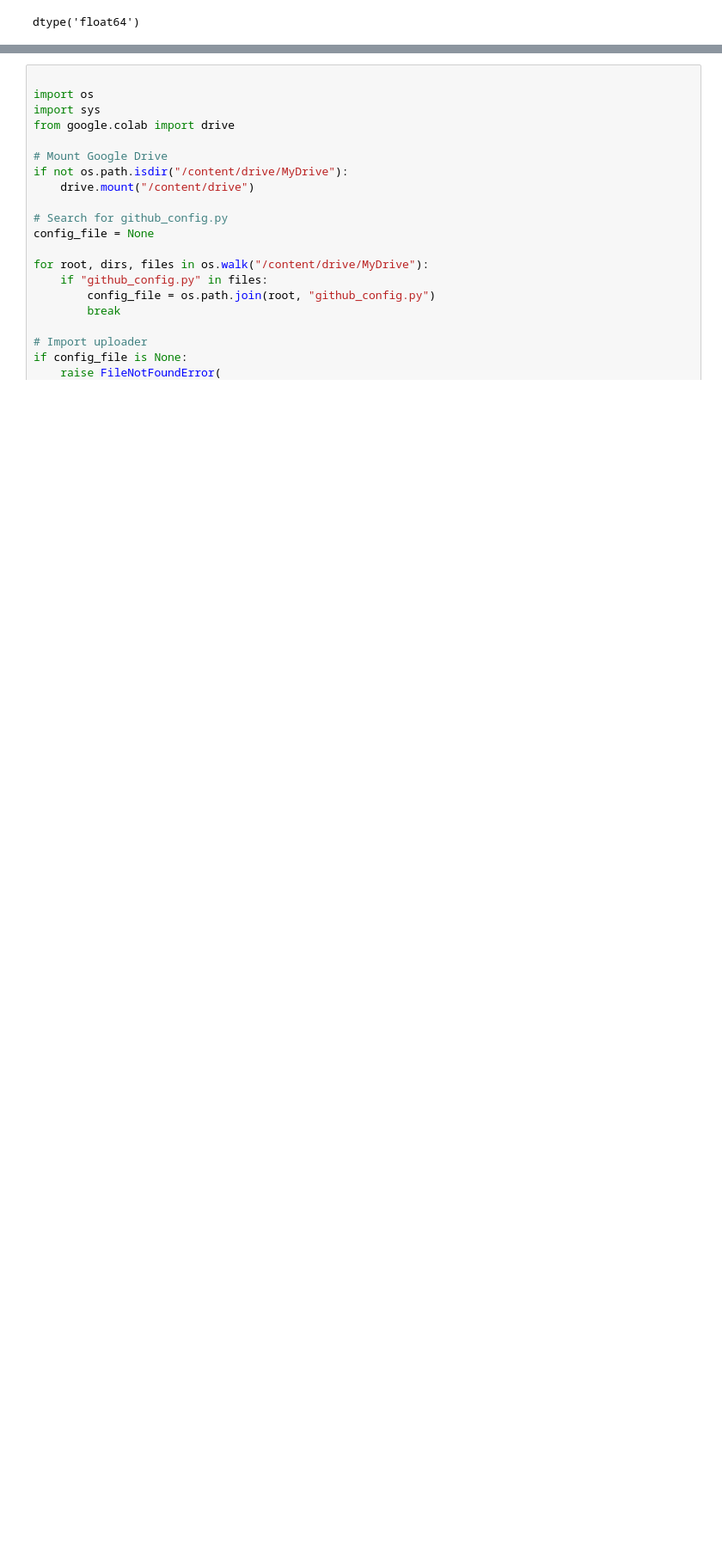
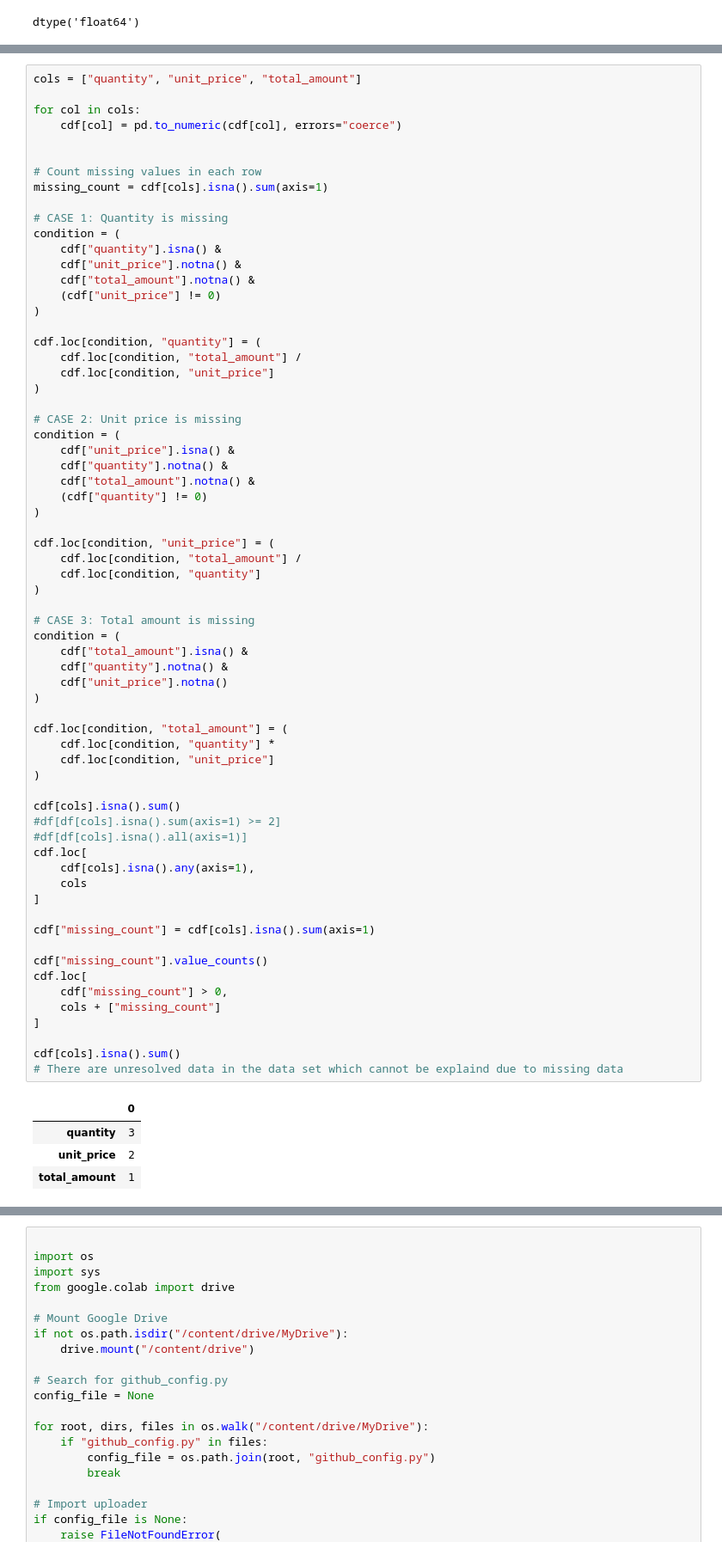
Before and after one commit to faizankhan291106/pandas-data-cleaning-practice, a Jupyter notebook: 01_retail_orders_data_cleaning.ipynb, the cells around one changed output, grey strips where cells are left out. Shown at 86% size. Cells and saved outputs as stored; diff of their text form; blank space fills up the shorter version.

Commit message:
Resolved the missing values in the three columns and ignored the unresolved the data due to insufficient evidences

```diff
--- a/01_retail_orders_data_cleaning.ipynb
+++ b/01_retail_orders_data_cleaning.ipynb
@@ -266,3 +266,74 @@ cdf.sample(20)
 | 59 | 60 | ORD10108 | CUST1175 | 2025-10-17 | Ishaan Patel | Mysuru | Headphones | Accessories | 2.0 | ... |
 | 401 | 402 | ORD10296 | CUST1153 | 2025-06-10 | Rohan Das | Belagavi | Keyboard | Accessories | 4.0 | ... |
 | 54 | 55 | ORD10221 | CUST1021 | 2025-05-28 | Ananya Iyer | Hubballi | Keyboard | Accessories | 2.0 | ... |
+# %%
+cols = ["quantity", "unit_price", "total_amount"]
+
+for col in cols:
+    cdf[col] = pd.to_numeric(cdf[col], errors="coerce")
+
+
+# Count missing values in each row
+missing_count = cdf[cols].isna().sum(axis=1)
+
+# CASE 1: Quantity is missing
+condition = (
+    cdf["quantity"].isna() &
+    cdf["unit_price"].notna() &
+    cdf["total_amount"].notna() &
+    (cdf["unit_price"] != 0)
+)
+
+cdf.loc[condition, "quantity"] = (
+    cdf.loc[condition, "total_amount"] /
+    cdf.loc[condition, "unit_price"]
+)
+
+# CASE 2: Unit price is missing
+condition = (
+    cdf["unit_price"].isna() &
+    cdf["quantity"].notna() &
+    cdf["total_amount"].notna() &
+    (cdf["quantity"] != 0)
+)
+
+cdf.loc[condition, "unit_price"] = (
+    cdf.loc[condition, "total_amount"] /
+    cdf.loc[condition, "quantity"]
+)
+
+# CASE 3: Total amount is missing
+condition = (
+    cdf["total_amount"].isna() &
+    cdf["quantity"].notna() &
+    cdf["unit_price"].notna()
+)
+
+cdf.loc[condition, "total_amount"] = (
+    cdf.loc[condition, "quantity"] *
+    cdf.loc[condition, "unit_price"]
+)
+
+cdf[cols].isna().sum()
+#df[df[cols].isna().sum(axis=1) >= 2]
+#df[df[cols].isna().all(axis=1)]
+cdf.loc[
+    cdf[cols].isna().any(axis=1),
+    cols
+]
+
+cdf["missing_count"] = cdf[cols].isna().sum(axis=1)
+
+cdf["missing_count"].value_counts()
+cdf.loc[
+    cdf["missing_count"] > 0,
+    cols + ["missing_count"]
+]
+
+cdf[cols].isna().sum()
+# There are unresolved data in the data set which cannot be explaind due to missing data
+# %% [output]
+|  | 0 |
+| quantity | 3 |
+| unit_price | 2 |
+| total_amount | 1 |
```
Also changed, not shown: parts of 3 cells of this notebook.
